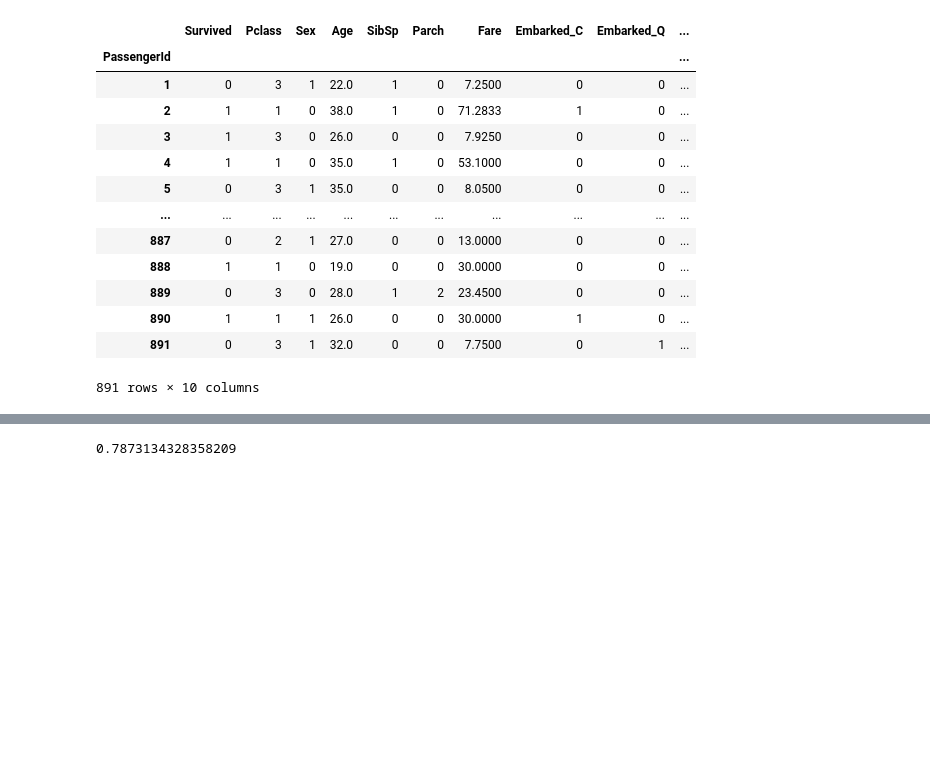
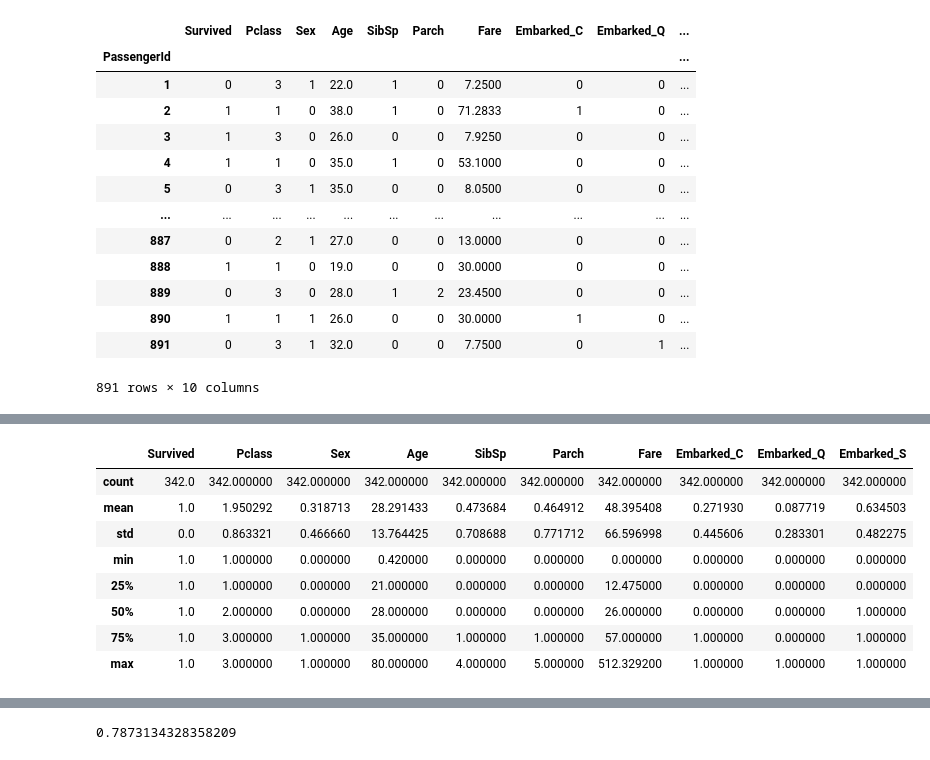
Before and after one commit to shin-shin-01/kaggle, a Jupyter notebook: titanic/main.ipynb, the cells around one changed output, grey strips where cells are left out. Drawn from its saved outputs; the diff is of its cells as text; code cells hidden in the pictures; blank space fills up the shorter version.

```diff
--- a/titanic/main.ipynb
+++ b/titanic/main.ipynb
@@ -101,0 +133,13 @@ df2
+# %%
+# そのままの値で、生存者のみの統計値を閲覧
+df2[df2["Survived"] == 1].describe()
+# %% [output]
+|  | Survived | Pclass | Sex | Age | SibSp | Parch | Fare | Embarked_C | Embarked_Q | Embarked_S |
+| count | 342.0 | 342.000000 | 342.000000 | 342.000000 | 342.000000 | 342.000000 | 342.000000 | 342.000000 | 342.000000 | 342.000000 |
+| mean | 1.0 | 1.950292 | 0.318713 | 28.291433 | 0.473684 | 0.464912 | 48.395408 | 0.271930 | 0.087719 | 0.634503 |
+| std | 0.0 | 0.863321 | 0.466660 | 13.764425 | 0.708688 | 0.771712 | 66.596998 | 0.445606 | 0.283301 | 0.482275 |
+| min | 1.0 | 1.000000 | 0.000000 | 0.420000 | 0.000000 | 0.000000 | 0.000000 | 0.000000 | 0.000000 | 0.000000 |
+| 25% | 1.0 | 1.000000 | 0.000000 | 21.000000 | 0.000000 | 0.000000 | 12.475000 | 0.000000 | 0.000000 | 0.000000 |
+| 50% | 1.0 | 2.000000 | 0.000000 | 28.000000 | 0.000000 | 0.000000 | 26.000000 | 0.000000 | 0.000000 | 1.000000 |
+| 75% | 1.0 | 3.000000 | 1.000000 | 35.000000 | 1.000000 | 1.000000 | 57.000000 | 1.000000 | 0.000000 | 1.000000 |
+| max | 1.0 | 3.000000 | 1.000000 | 80.000000 | 4.000000 | 5.000000 | 512.329200 | 1.000000 | 1.000000 | 1.000000 |
```
Also changed, not shown: parts of 6 cells of this notebook, 2 other files.
